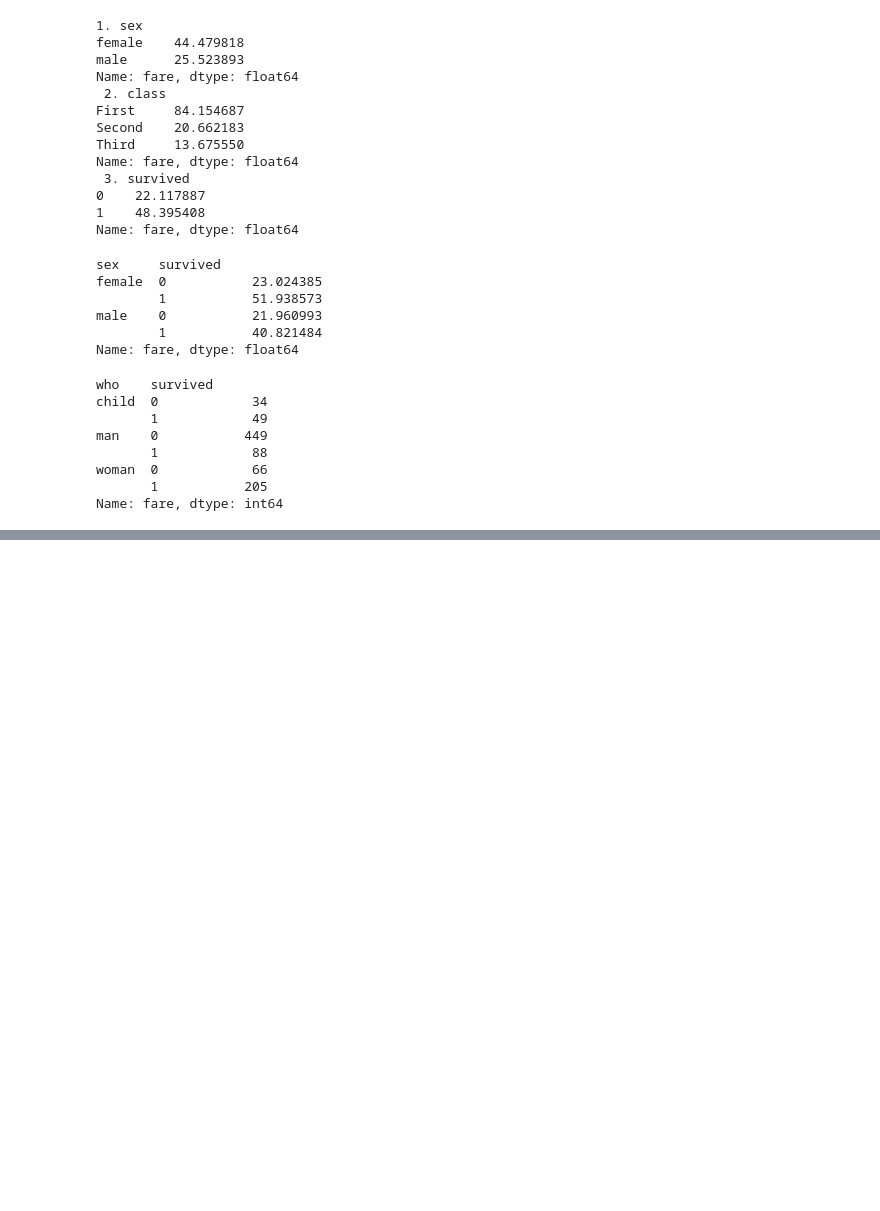
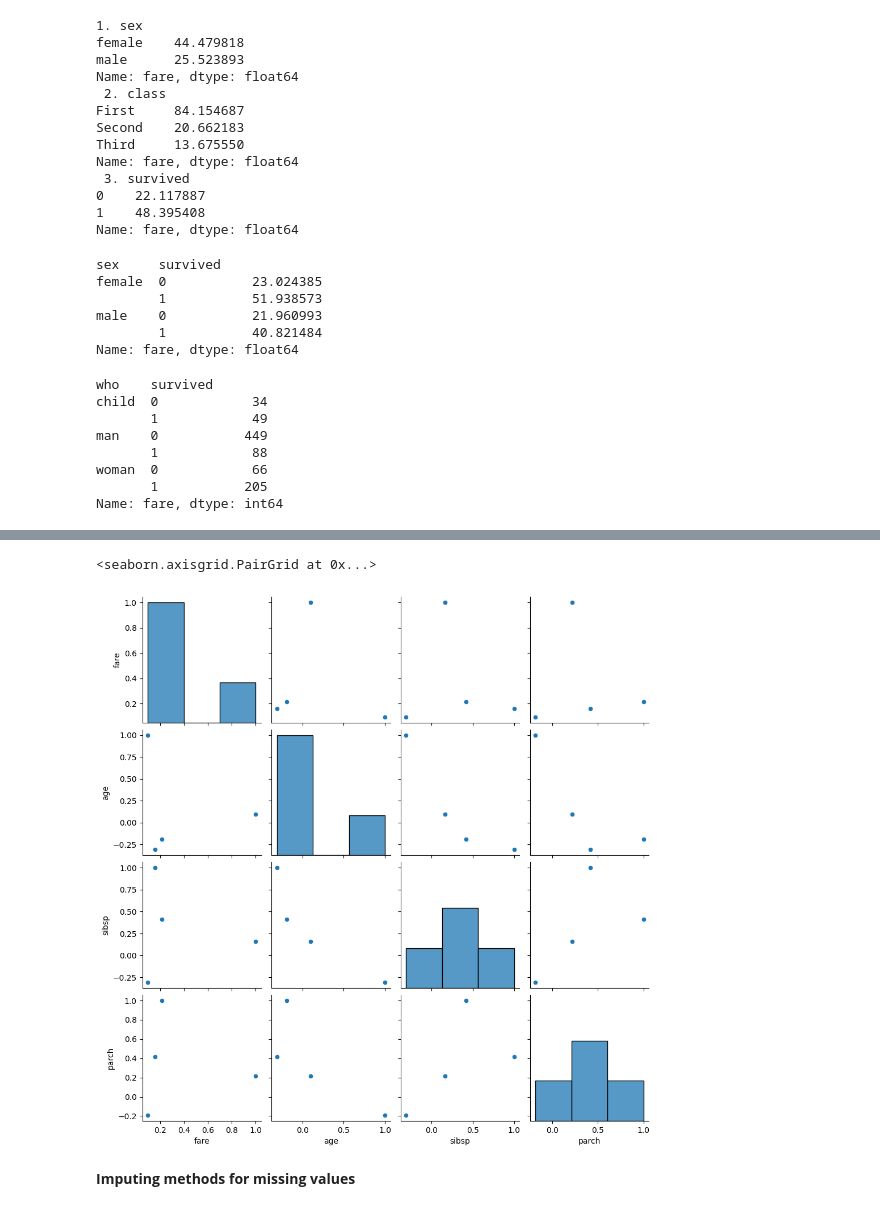
Before and after one commit to saqib52/DataScience_52-ML-DL, a Jupyter notebook: pandas/01_pandas.ipynb, the cells around one changed output, grey strips where cells are left out. Drawn from its saved outputs; the diff is of its cells as text; code cells hidden in the pictures; blank space fills up the shorter version.

```diff
--- a/pandas/01_pandas.ipynb
+++ b/pandas/01_pandas.ipynb
@@ -370,0 +363,7 @@ Name: fare, dtype: int64
+# %%
+sns.pairplot(correlation_df)
+# %% [output]
+<seaborn.axisgrid.PairGrid at 0x...>
+[figure, added]
+# %% [markdown]
+**Imputing methods for missing values**
```
Also changed, not shown: parts of 15 cells of this notebook, 1 other file.
